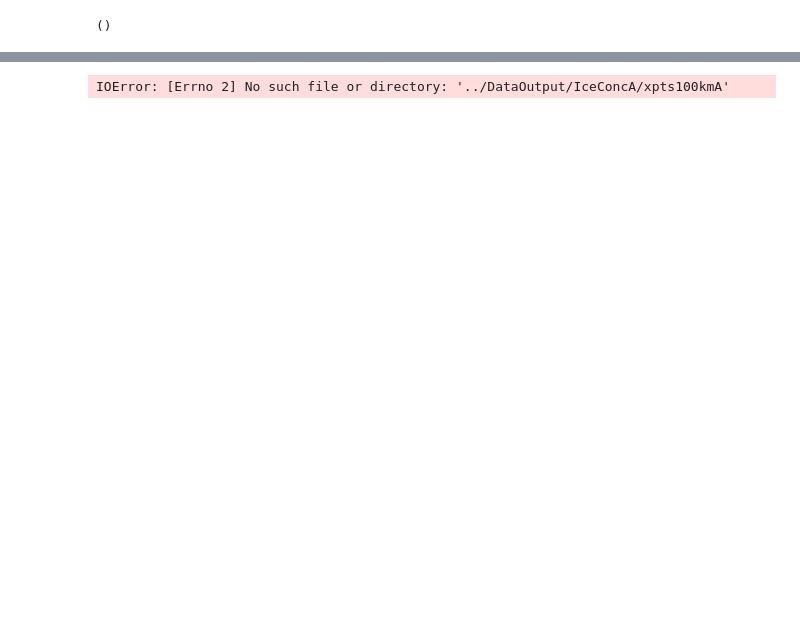
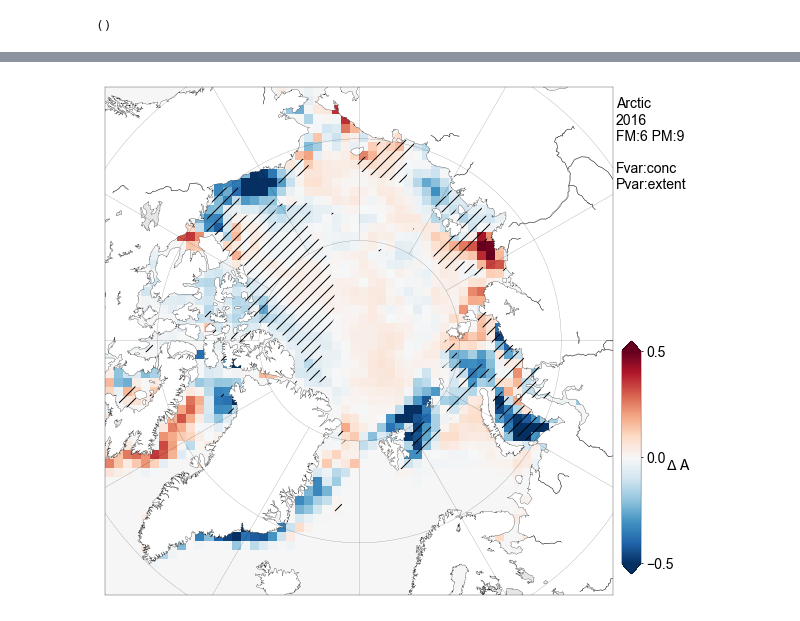
Before and after one commit to akpetty/SeaIcePrediction, a Jupyter notebook: Scripts/forecasts/PettysPredictionNotebook.ipynb, the cells around one changed output, grey strips where cells are left out. Drawn from its saved outputs; the diff is of its cells as text; code cells hidden in the pictures; blank space fills up the shorter version.

```diff
--- a/Scripts/forecasts/PettysPredictionNotebook.ipynb
+++ b/Scripts/forecasts/PettysPredictionNotebook.ipynb
@@ -33,16 +48,17 @@ outSkill=1 # far saving the skill values
 outLine=1 # for saving the forecast time series
 outWeights=1 #for saving the weightings
 
-startYearF=1979 # Start year of forecast training
+startYearF=1980 # Start year of forecast training
 numYearsReq=5 #number of years required in a grid cell for it to count towards the training data
 
-yearF=2012 # Forecast data year
-yearP=2012 # Predicted year
+yearF=2016 # Forecast data year
+yearP=2016 # Predicted year
 
 fmonth=6 #6=June, 9=Sep #  Forecast month
 pmonth=9 #9=SEP # Predicted month
 fvars=['conc'] # Sea ice concentration='conc'.
-concVersion='v2' #version of the gridded ice conc files
+concVersion='' #version of the gridded ice conc files
+siiVersion='v3.0'
 # Can add multiple variables here, e.g. 'melt'= melt onset over sea ice
 weight=1 # Spatially weighting the data, normally 1
 hemStr='N' # Hemipshere (N or S)
@@ -82,9 +79,12 @@ if (region=='A'):
+# %%
+# Figure paths
+rawDataPath = '../../Data/'
+derivedDataPath = '../../DataOutput/'
 # %%
 # Get the training data for all years prior to the given forecast year
-yearsTr, extentTr = ff.getIceExtentAreaPetty(extdatapath, pmonth, startYearF, yearP-1, icetype=iceType, alg=alg)
-
+yearsTr, extentTr = ff.get_ice_extentN(rawDataPath, pmonth, startYearF, yearP-1, icetype=iceType, version=siiVersion, hemStr=hemStr)
 # Linearly detrend the data
 # NB THIS IS SOMETHING WE CAN LOOK INTO CHANGING
 extentDTr, lineTr=ff.get_varDT(yearsTr, extentTr)
-print extentTr, extentDTr
+print (extentTr, extentDTr)
 # %% [output]
@@ -119,13 +113,13 @@ for varT in fvars:
     if (varT in ['sst','conc','melt','melt_nan', 'pmas']):
 
         # Get the gridded forecast data for training (prior to forecast year)
-        VarYearsTr = ff.get_gridvar(varT, fmonth, yearsTr, hemStr)
+        VarYearsTr = ff.get_gridvar(derivedDataPath, varT, fmonth, yearsTr, hemStr)
 
         # Get the gridded data of the forecast year
-        VarYear = ff.get_gridvar(varT, fmonth, array(yearF), hemStr)
+        VarYear = ff.get_gridvar(derivedDataPath, varT, fmonth, array(yearF), hemStr)
 
         # Weight the gridded forecast data with training/historical sea ice data
-        rvalsDT, unweightedPredVarT, predVarT, predVarTYr = ff.GetWeightedPredVar(yearsTr, yearF, extentDTr, VarYearsTr, VarYear,varT, fmonth, pmonth, startYearF,numYearsReq, region, hemStr, iceType, normalize=0, outWeights=outWeights, weight=weight)
+        rvalsDT, unweightedPredVarT, predVarT, predVarTYr = ff.GetWeightedPredVar(derivedDataPath, yearsTr, yearF, extentDTr, VarYearsTr, VarYear,varT, fmonth, pmonth, startYearF,numYearsReq, region, hemStr, iceType, normalize=0, outWeights=outWeights, weight=weight)
 
     # will be an array of 1 (intercept) and a number
     predVarsTYr.append(predVarTYr)
@@ -194,21 +249,5 @@ print predVarTYr.shape
 # %%
 # plot forecast anomaly field that drove the forecast
-
-from mpl_toolkits.basemap import Basemap, shiftgrid
-# plotting parameters
-rcParams['xtick.major.size'] = 2
-rcParams['ytick.major.size'] = 2
-rcParams['axes.linewidth'] = .3
-rcParams['lines.linewidth'] = .3
-rcParams['patch.linewidth'] = .3
-
-rcParams['axes.labelsize'] = 14
-rcParams['xtick.labelsize']=14
-rcParams['ytick.labelsize']=14
-rcParams['legend.fontsize']=14
-rcParams['font.size']=14
-rc('font',**{'family':'sans-serif','sans-serif':['Arial']})
-
 
 minval=-0.5
 maxval=0.5
@@ -232,34 +271,34 @@ if (hemStr=='S'):
 elif (hemStr=='N'):
 	poleStr='A'
 
-xpts=load(dataoutpath+'IceConcA/'+concVersion+'/xpts100km'+poleStr)
-ypts=load(dataoutpath+'IceConcA/'+concVersion+'/ypts100km'+poleStr)
+xpts=load(derivedDataPath+'IceConcA/'+concVersion+'/xpts100km'+poleStr)
+ypts=load(derivedDataPath+'IceConcA/'+concVersion+'/ypts100km'+poleStr)
 fig = figure(figsize=(9,9*0.8))
 ax=gca()
 
 im1 = m.contourf(xpts , ypts, rvalsDT,levels=[0.3, 0.8], colors='none', hatches=['//'], zorder=3)
 
 im2 = m.pcolormesh(xpts, ypts, unweightedPredVarT,vmin=minval, vmax=maxval, cmap=cm.RdBu_r, shading='interp', zorder=2)
 #im1 = m.pcolormesh(xpts , ypts, rvals, cmap=cm.cubehelix, vmin=minval, vmax=maxval,shading='flat', zorder=2)
 
 m.fillcontinents(color='w',lake_color='0.9', zorder=2)
 m.drawcoastlines(linewidth=0.25, zorder=5)
 m.drawparallels(np.arange(90,-90,-10), linewidth = 0.25, zorder=3)
 m.drawmeridians(np.arange(-180.,180.,30.), linewidth = 0.25, zorder=3)
 
 label_str=r'$\Delta$ A'
 cax = fig.add_axes([0.81, 0.05, 0.03, 0.45])
 cbar = colorbar(im2,cax=cax, orientation='vertical', extend='both', use_gridspec=True)
 cbar.set_label(label_str, labelpad=4, rotation=0)
 cbar.set_ticks(np.linspace(minval, maxval, 3))
 cbar.solids.set_rasterized(True)
 
 #ax.annotate(varStr, xy=(0.5, 1.01),xycoords='axes fraction', horizontalalignment='center', verticalalignment='bottom', zorder=10)
 ax.annotate(regionOut+'\n'+str(yearP)+'\nFM:'+str(fmonth)+' PM:'+str(pmonth)+'\n\nFvar:'+fvars[0]+'\nPvar:'+iceType, xy=(1.005, 0.98), xycoords='axes fraction', horizontalalignment='left', verticalalignment='top', rotation=0, zorder=10)
 
 subplots_adjust(bottom=0.01, top=0.99, left=0.01, right=0.8)
 plt.show()
 #savefig(figpath+'anomaly'+varStr+iceType+'fm'+str(fmonth)+'pm'+str(pmonth)+'R'+str(region)+str(startYear)+str(yearT)+poleStr+'.png', dpi=300)
 #close(fig)
 # %% [output]
-IOError: [Errno 2] No such file or directory: '../DataOutput/IceConcA/xpts100kmA'
+[figure, added]
```
Also changed, not shown: parts of 8 cells of this notebook, 16 other files.
